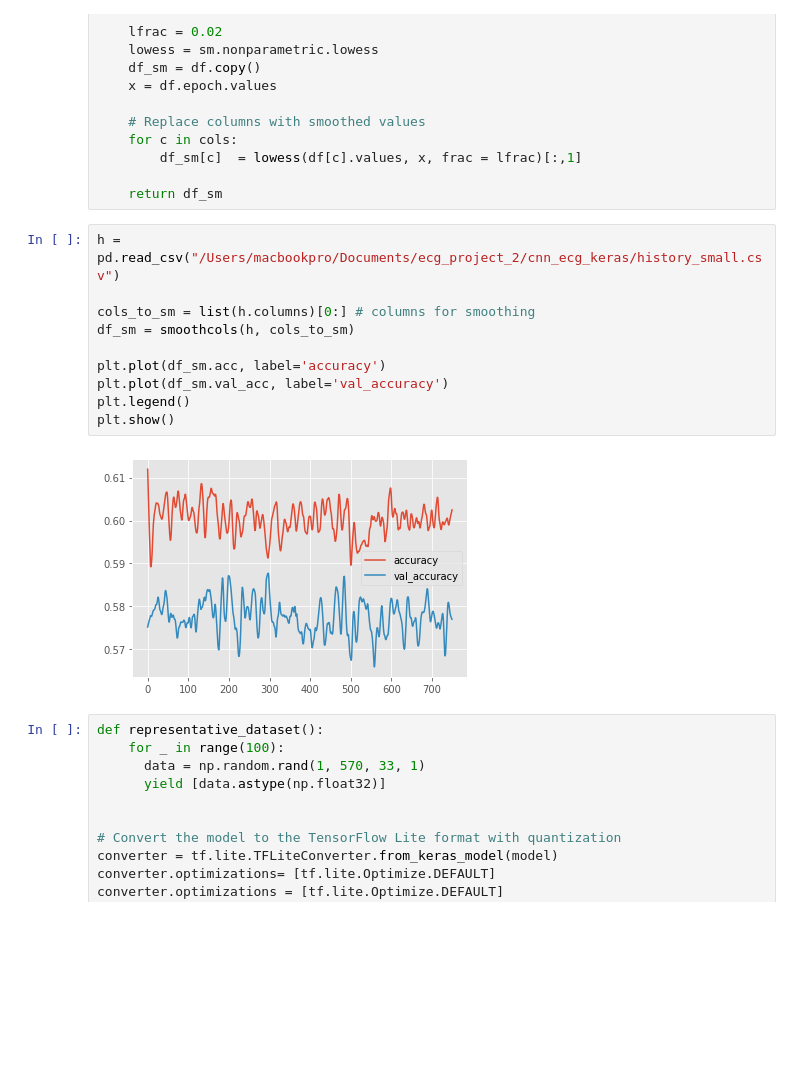
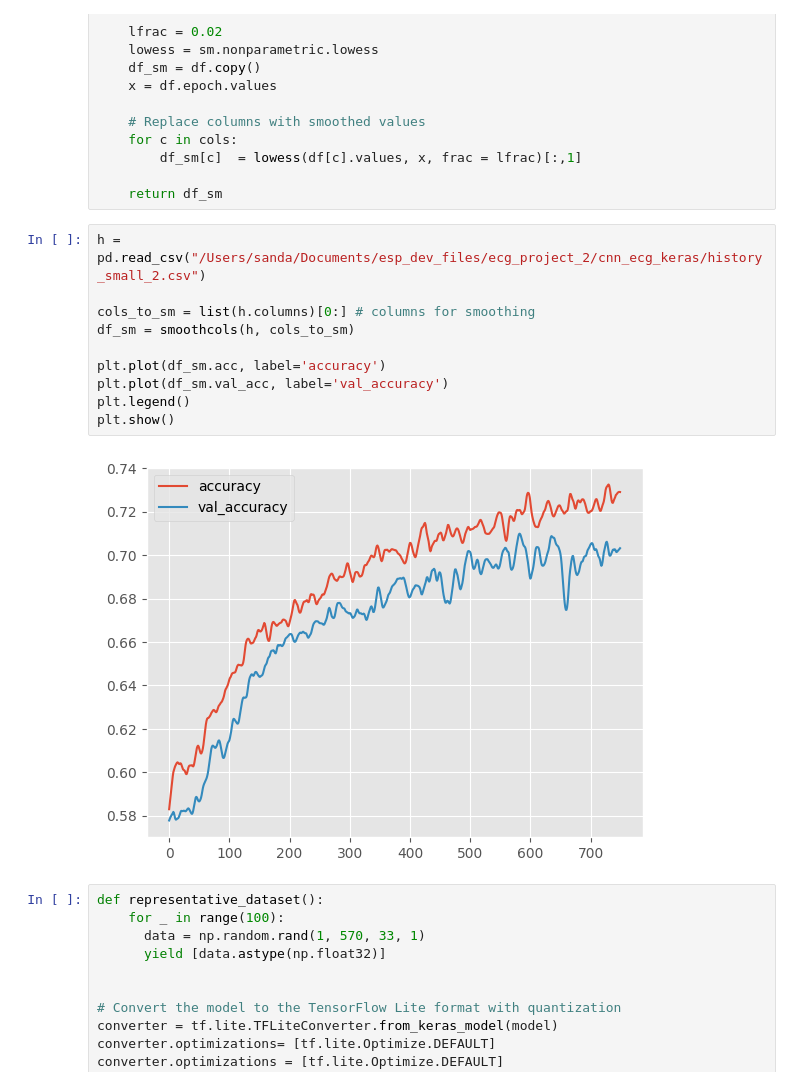
Before and after one commit to Orion1071/ecg_project_2, a Jupyter notebook: cnn_ecg_keras/CNNforECGclassification_model_small.ipynb, the cells around one changed output. Cells and saved outputs as stored; diff of their text form; blank space fills up the shorter version.

```diff
--- a/cnn_ecg_keras/CNNforECGclassification_model_small.ipynb
+++ b/cnn_ecg_keras/CNNforECGclassification_model_small.ipynb
@@ -522,17 +524,17 @@ def smoothcols(df, cols):
 
     return df_sm
 # %%
-h = pd.read_csv("/Users/macbookpro/Documents/ecg_project_2/cnn_ecg_keras/history_small.csv")
+h = pd.read_csv("/Users/sanda/Documents/esp_dev_files/ecg_project_2/cnn_ecg_keras/history_small_2.csv")
 
 cols_to_sm = list(h.columns)[0:] # columns for smoothing
 df_sm = smoothcols(h, cols_to_sm)
 
 plt.plot(df_sm.acc, label='accuracy')
 plt.plot(df_sm.val_acc, label='val_accuracy')
 plt.legend()
 plt.show()
 # %% [output]
-[figure, old version]
+[figure, new version]
 # %%
 def representative_dataset():
     for _ in range(100):
```
Also changed, not shown: parts of 4 cells of this notebook, 3 other files.
